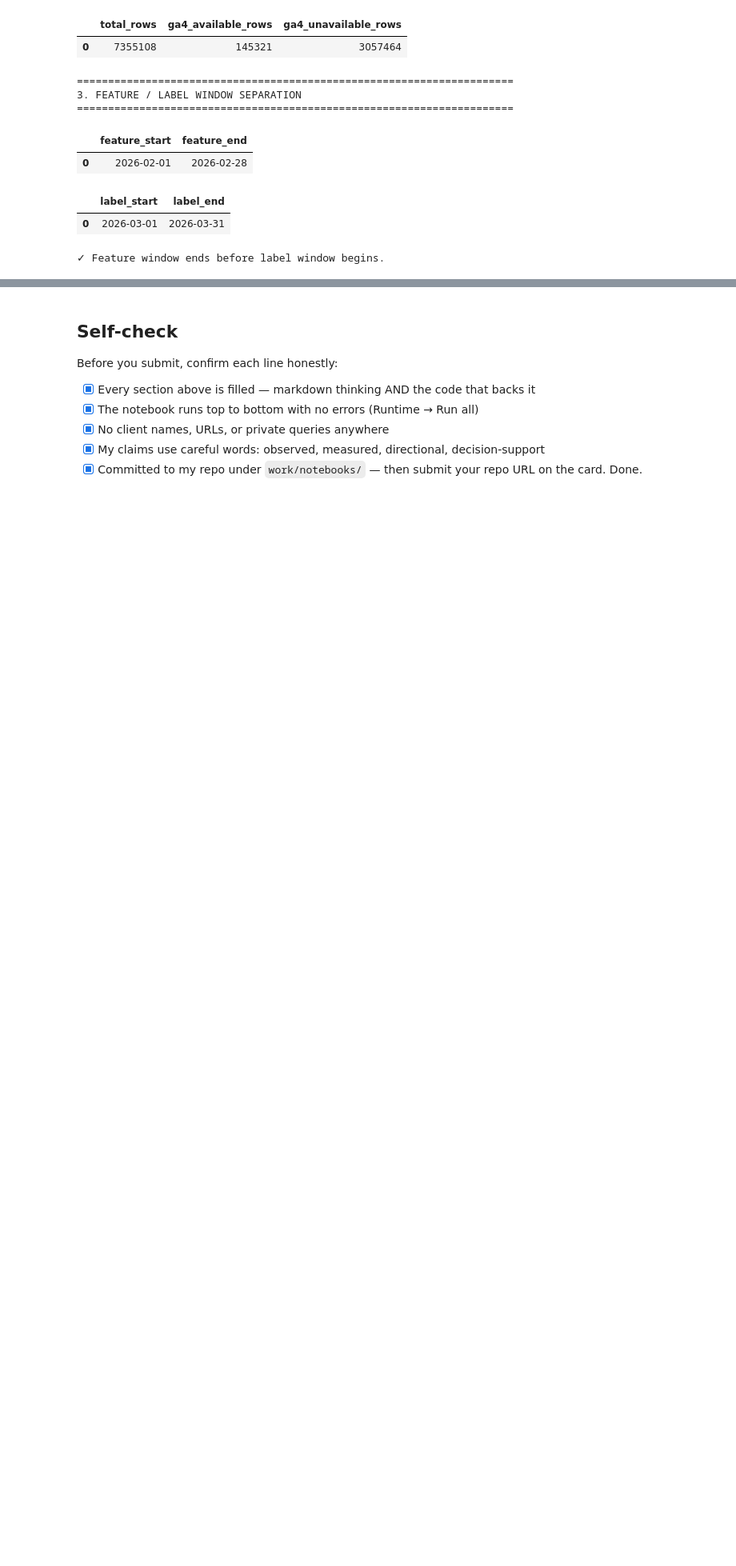
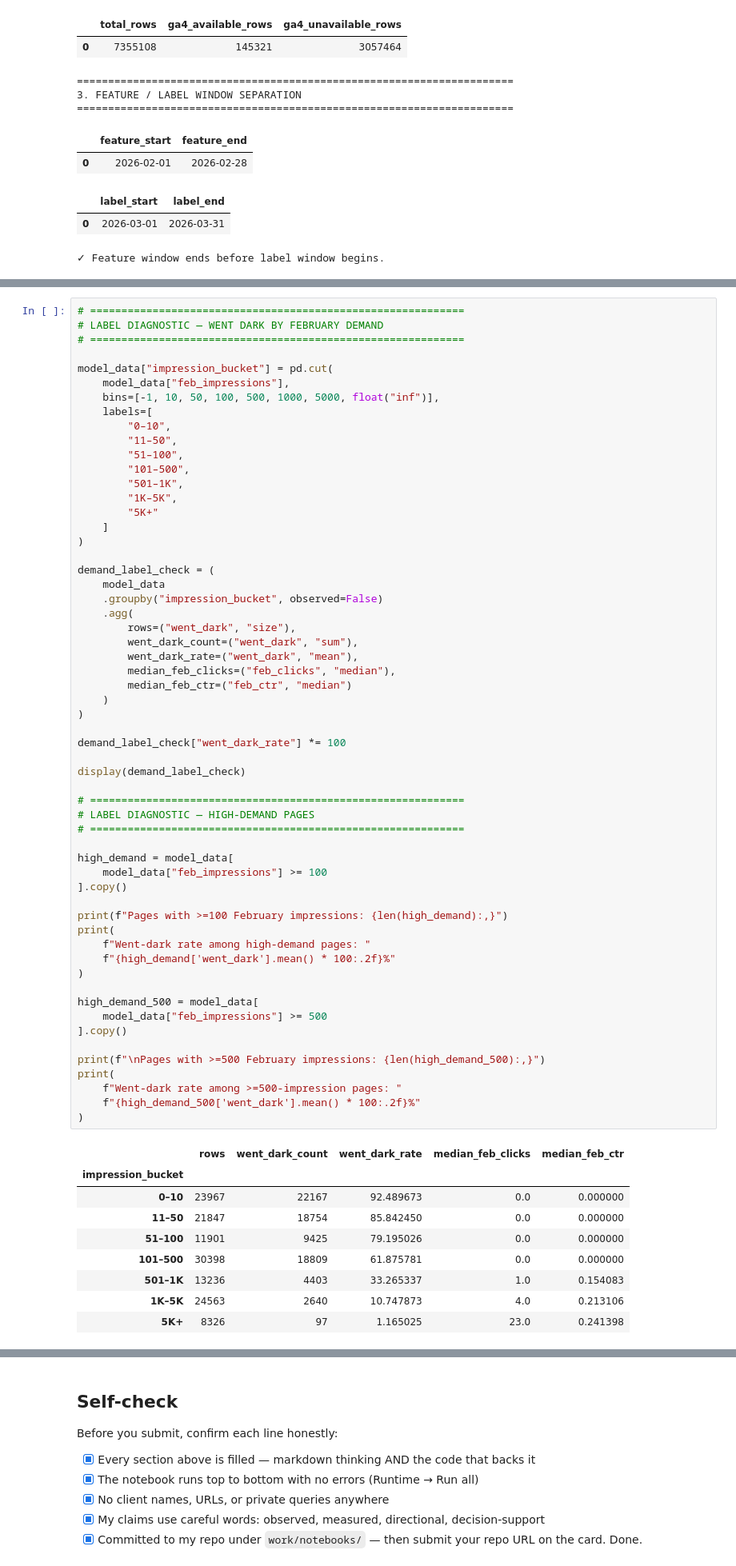
Before and after one commit to zgander/flyrank_ml, a Jupyter notebook: work/notebooks/w03_data_contract.ipynb, the cells around one changed output, grey strips where cells are left out. Shown at 80% size. Saved outputs shown, nothing was run; the diff lists cells and outputs as text; blank space fills up the shorter version.

```diff
--- a/work/notebooks/w03_data_contract.ipynb
+++ b/work/notebooks/w03_data_contract.ipynb
@@ -531,0 +910,68 @@ print("✓ Feature window ends before label window begins.")
+# %%
+# ============================================================
+# LABEL DIAGNOSTIC — WENT DARK BY FEBRUARY DEMAND
+# ============================================================
+
+model_data["impression_bucket"] = pd.cut(
+    model_data["feb_impressions"],
+    bins=[-1, 10, 50, 100, 500, 1000, 5000, float("inf")],
+    labels=[
+        "0–10",
+        "11–50",
+        "51–100",
+        "101–500",
+        "501–1K",
+        "1K–5K",
+        "5K+"
+    ]
+)
+
+demand_label_check = (
+    model_data
+    .groupby("impression_bucket", observed=False)
+    .agg(
+        rows=("went_dark", "size"),
+        went_dark_count=("went_dark", "sum"),
+        went_dark_rate=("went_dark", "mean"),
+        median_feb_clicks=("feb_clicks", "median"),
+        median_feb_ctr=("feb_ctr", "median")
+    )
+)
+
+demand_label_check["went_dark_rate"] *= 100
+
+display(demand_label_check)
+
+# ============================================================
+# LABEL DIAGNOSTIC — HIGH-DEMAND PAGES
+# ============================================================
+
+high_demand = model_data[
+    model_data["feb_impressions"] >= 100
+].copy()
+
+print(f"Pages with >=100 February impressions: {len(high_demand):,}")
+print(
+    f"Went-dark rate among high-demand pages: "
+    f"{high_demand['went_dark'].mean() * 100:.2f}%"
+)
+
+high_demand_500 = model_data[
+    model_data["feb_impressions"] >= 500
+].copy()
+
+print(f"\nPages with >=500 February impressions: {len(high_demand_500):,}")
+print(
+    f"Went-dark rate among >=500-impression pages: "
+    f"{high_demand_500['went_dark'].mean() * 100:.2f}%"
+)
+# %% [output]
+|  | rows | went_dark_count | went_dark_rate | median_feb_clicks | median_feb_ctr |
+| impression_bucket |  |  |  |  |  |
+| 0–10 | 23967 | 22167 | 92.489673 | 0.0 | 0.000000 |
+| 11–50 | 21847 | 18754 | 85.842450 | 0.0 | 0.000000 |
+| 51–100 | 11901 | 9425 | 79.195026 | 0.0 | 0.000000 |
+| 101–500 | 30398 | 18809 | 61.875781 | 0.0 | 0.000000 |
+| 501–1K | 13236 | 4403 | 33.265337 | 1.0 | 0.154083 |
+| 1K–5K | 24563 | 2640 | 10.747873 | 4.0 | 0.213106 |
+| 5K+ | 8326 | 97 | 1.165025 | 23.0 | 0.241398 |
```
Also changed, not shown: parts of 7 cells of this notebook.
